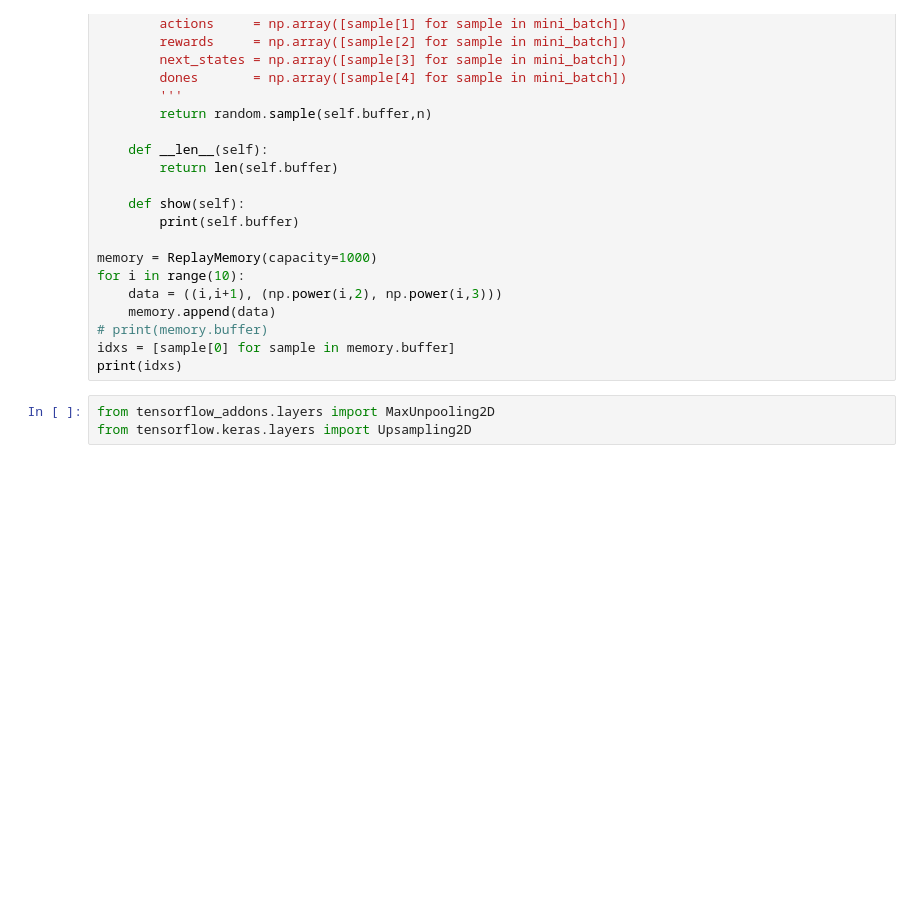
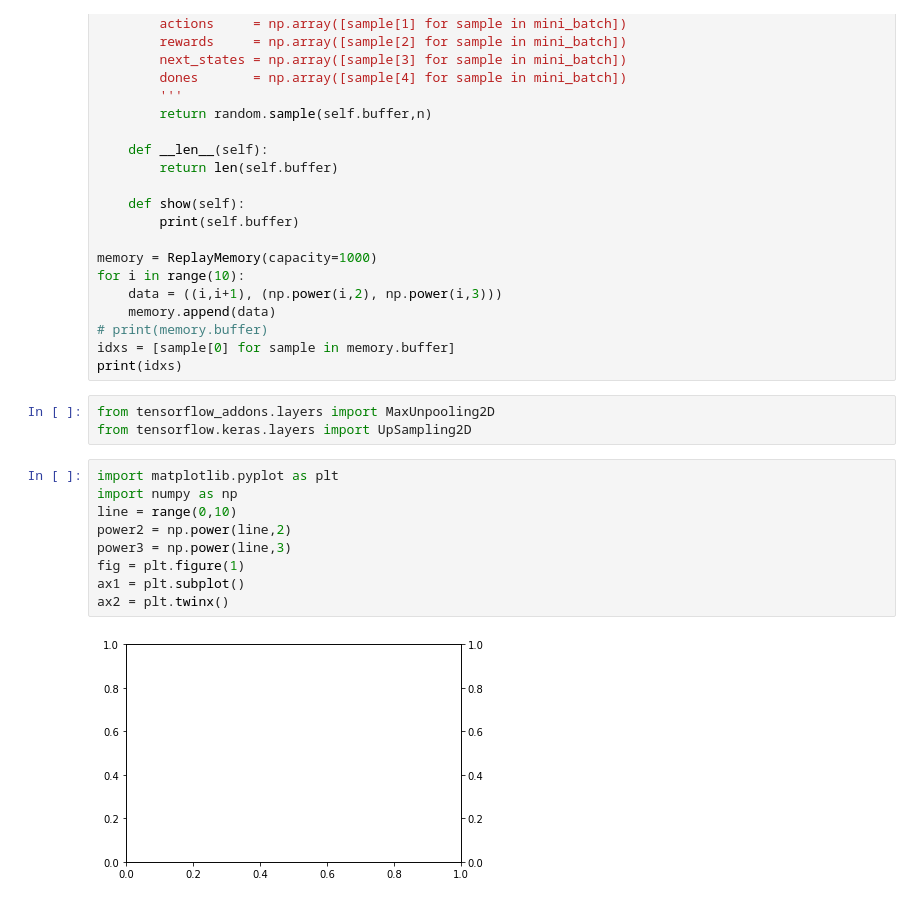
Before and after one commit to Kimbyung-wook/RL_Note, a Jupyter notebook: notebook/cv/cartpole.ipynb, the cells around one changed output. Drawn from its saved outputs; the diff is of its cells as text; blank space fills up the shorter version.

```diff
--- a/notebook/cv/cartpole.ipynb
+++ b/notebook/cv/cartpole.ipynb
@@ -139,4 +139,15 @@ idxs = [sample[0] for sample in memory.buffer]
 print(idxs)
 # %%
 from tensorflow_addons.layers import MaxUnpooling2D
-from tensorflow.keras.layers import Upsampling2D
+from tensorflow.keras.layers import UpSampling2D
+# %%
+import matplotlib.pyplot as plt
+import numpy as np
+line = range(0,10)
+power2 = np.power(line,2)
+power3 = np.power(line,3)
+fig = plt.figure(1)
+ax1 = plt.subplot()
+ax2 = plt.twinx()
+# %% [output]
+[figure, added]
```
Also changed, not shown: 4 other files.
